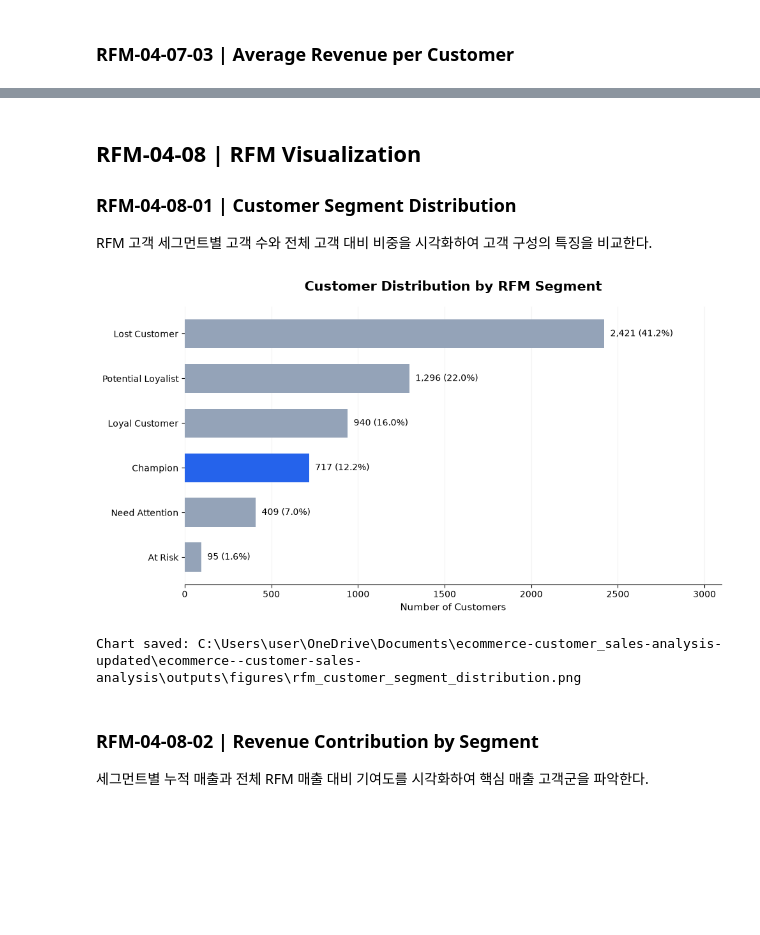
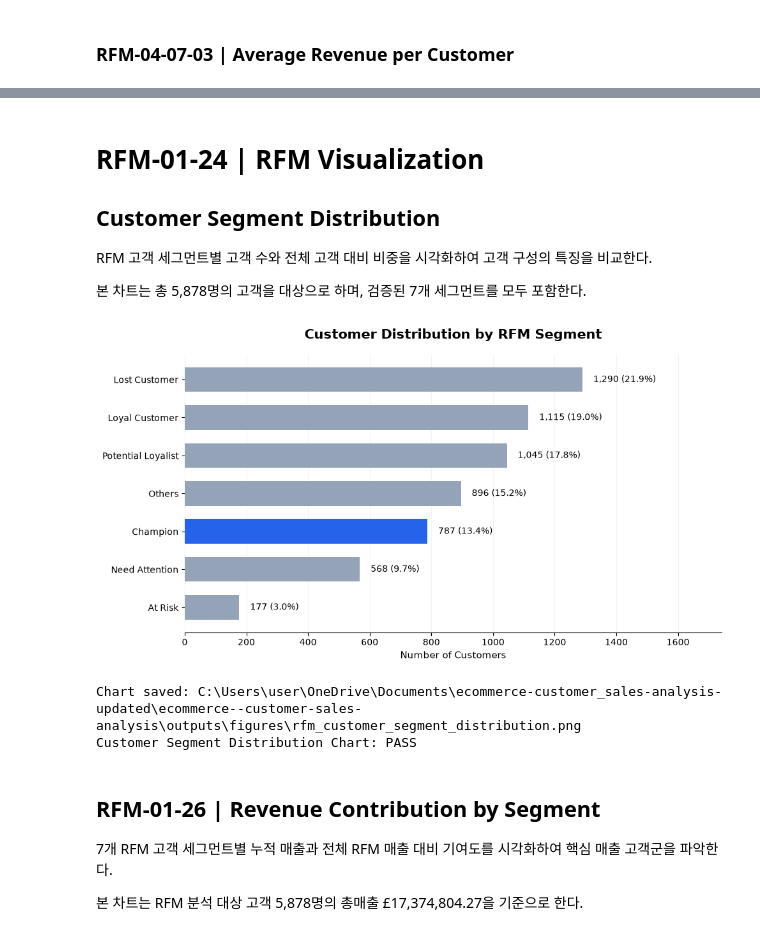
Before and after one commit to yoonjusong-analytics/ecommerce-customer-sales-analysis, a Jupyter notebook: notebooks/04_rfm_analysis_review.ipynb, the cells around one changed output, grey strips where cells are left out. Drawn from its saved outputs; the diff is of its cells as text; code cells hidden in the pictures; blank space fills up the shorter version.

```diff
--- a/notebooks/04_rfm_analysis_review.ipynb
+++ b/notebooks/04_rfm_analysis_review.ipynb
@@ -701,11 +704,12 @@ R_Score와 F_Score는 각각 1~4점이며, 두 점수를 결합한 `RF_Score`를
 - Lost Customer: 선택적 재활성화 캠페인
 - Others: 고객 행동 추가 분석
 # %%
-# RFM-04-06-02 | Segment Assignment
+# RFM-01-16 | Customer Segment Assignment
 
 # Define RF-based customer segments
 segment_mapping = {
     "44": "Champion",
+
     "43": "Loyal Customer",
     "34": "Loyal Customer",
     "33": "Loyal Customer",
@@ -721,10 +725,11 @@ segment_mapping = {
     "14": "At Risk",
     "13": "At Risk",
 
+    "12": "Lost Customer",
     "11": "Lost Customer",
-    "12": "Lost Customer",
-    "21": "Lost Customer",
-    "22": "Lost Customer"
+
+    "22": "Others",
+    "21": "Others"
 }
 
 # Assign customer segments
@@ -734,6 +739,7 @@ rfm["Segment"] = (
     .fillna("Others")
 )
 
+# Display assignment results
 print("=== CUSTOMER SEGMENT ASSIGNMENT ===")
 print("Total Customers:", len(rfm))
 
@@ -752,13 +758,27 @@ display(
     ].head(10)
 )
 
+# Display segment distribution
 print("\n=== SEGMENT DISTRIBUTION ===")
-display(
+
+segment_distribution = (
     rfm["Segment"]
     .value_counts()
     .rename_axis("Segment")
     .reset_index(name="Customers")
 )
+
+display(segment_distribution)
+
+# Basic validation
+print("\n=== SEGMENT VALIDATION ===")
+print("Total Assigned:", segment_distribution["Customers"].sum())
+print("Missing Segments:", rfm["Segment"].isna().sum())
+print("Unique Segments:", rfm["Segment"].nunique())
+print(
+    "All Customers Assigned:",
+    segment_distribution["Customers"].sum() == len(rfm)
+)
 # %% [output]
 === CUSTOMER SEGMENT ASSIGNMENT ===
 Total Customers: 5878
@@ -1159,12 +1310,13 @@ RFM 분석 결과, 소수의 고가치 고객에게 매출이 집중되는 구
 # %% [markdown]
-## RFM-04-08 | RFM Visualization
+# RFM-01-24 | RFM Visualization
 
-### RFM-04-08-01 | Customer Segment Distribution
+## Customer Segment Distribution
 
-RFM 고객 세그먼트별 고객 수와 전체 고객 대비 비중을 시각화하여
-고객 구성의 특징을 비교한다.
+RFM 고객 세그먼트별 고객 수와 전체 고객 대비 비중을 시각화하여 고객 구성의 특징을 비교한다.
+
+본 차트는 총 5,878명의 고객을 대상으로 하며, 검증된 7개 세그먼트를 모두 포함한다.
 # %%
-# RFM-04-08-01 | Customer Segment Distribution
+# RFM-01-25 | Customer Segment Distribution Chart
 
 import matplotlib.pyplot as plt
 from pathlib import Path
@@ -1175,6 +1327,10 @@ customer_plot = (
     .sort_values("Customers", ascending=True)
     .copy()
 )
+
+# Validate visualization data
+assert len(customer_plot) == 7
+assert customer_plot["Customers"].sum() == len(rfm)
 
 # Create chart
 fig, ax = plt.subplots(figsize=(10, 5.5))
@@ -1211,39 +1367,42 @@ ax.set_title(
 
 ax.set_xlabel("Number of Customers", fontsize=11)
 ax.set_ylabel("")
 
-ax.set_xlim(0, customer_plot["Customers"].max() * 1.28)
+ax.set_xlim(0, customer_plot["Customers"].max() * 1.35)
 
 ax.spines["top"].set_visible(False)
 ax.spines["right"].set_visible(False)
 ax.spines["left"].set_visible(False)
 
 ax.grid(axis="x", alpha=0.15)
 ax.set_axisbelow(True)
 
 plt.tight_layout()
 
 # Save chart
 output_dir = Path("../outputs/figures")
 output_dir.mkdir(parents=True, exist_ok=True)
 
 output_path = output_dir / "rfm_customer_segment_distribution.png"
 
 fig.savefig(
     output_path,
     dpi=300,
     bbox_inches="tight"
 )
 
 plt.show()
 
 print(f"Chart saved: {output_path.resolve()}")
+print("Customer Segment Distribution Chart: PASS")
 # %% [output]
-[figure, old version]
+[figure, new version]
 Chart saved: C:\Users\user\OneDrive\Documents\ecommerce-customer_sales-analysis-updated\ecommerce--customer-sales-analysis\outputs\figures\rfm_customer_segment_distribution.png
+Customer Segment Distribution Chart: PASS
 # %% [markdown]
-### RFM-04-08-02 | Revenue Contribution by Segment
+## RFM-01-26 | Revenue Contribution by Segment
 
-세그먼트별 누적 매출과 전체 RFM 매출 대비 기여도를
-시각화하여 핵심 매출 고객군을 파악한다.
+7개 RFM 고객 세그먼트별 누적 매출과 전체 RFM 매출 대비 기여도를 시각화하여 핵심 매출 고객군을 파악한다.
+
+본 차트는 RFM 분석 대상 고객 5,878명의 총매출 £17,374,804.27을 기준으로 한다.
 # %%
```
Also changed, not shown: parts of 25 cells of this notebook.
